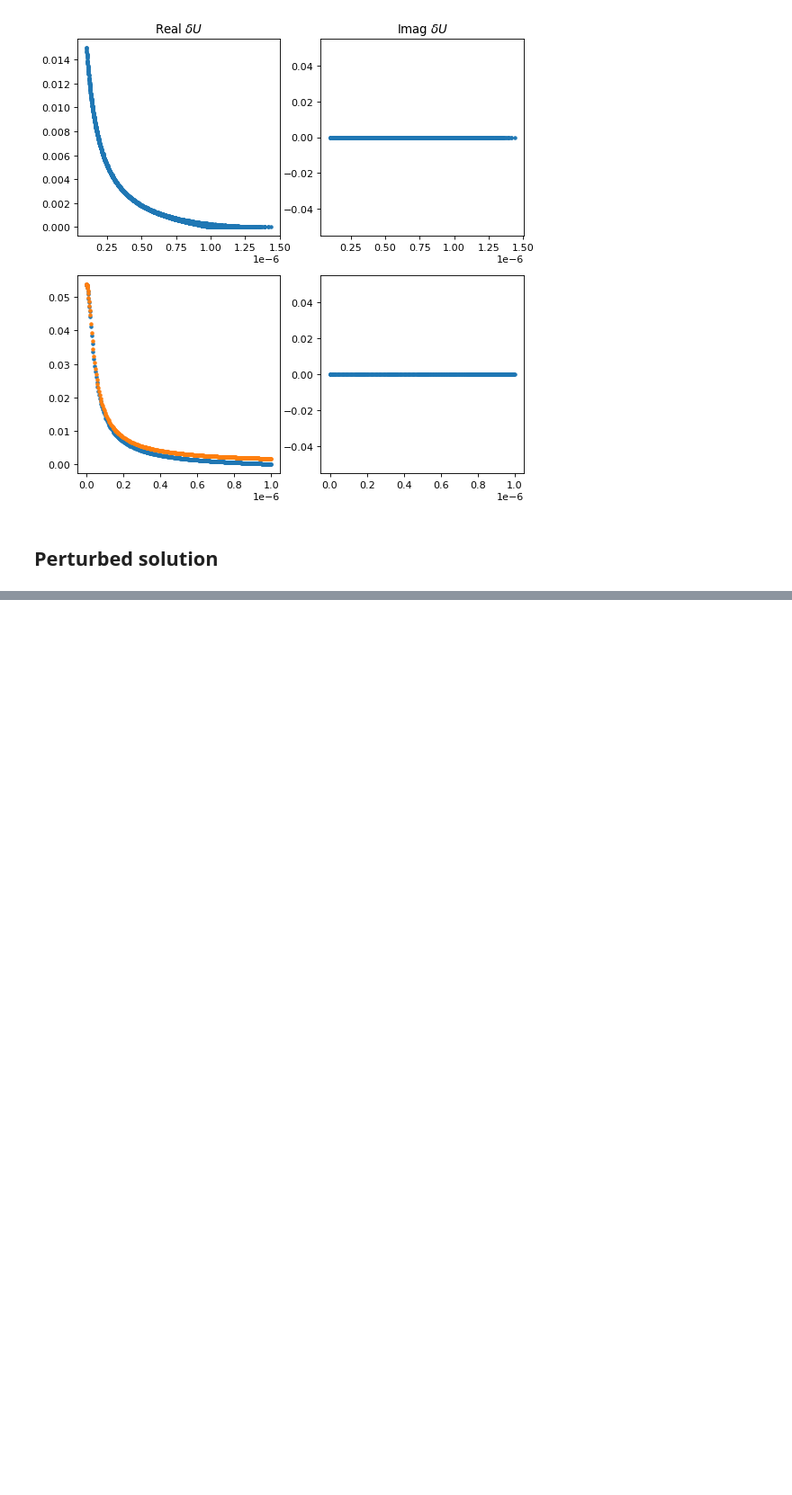
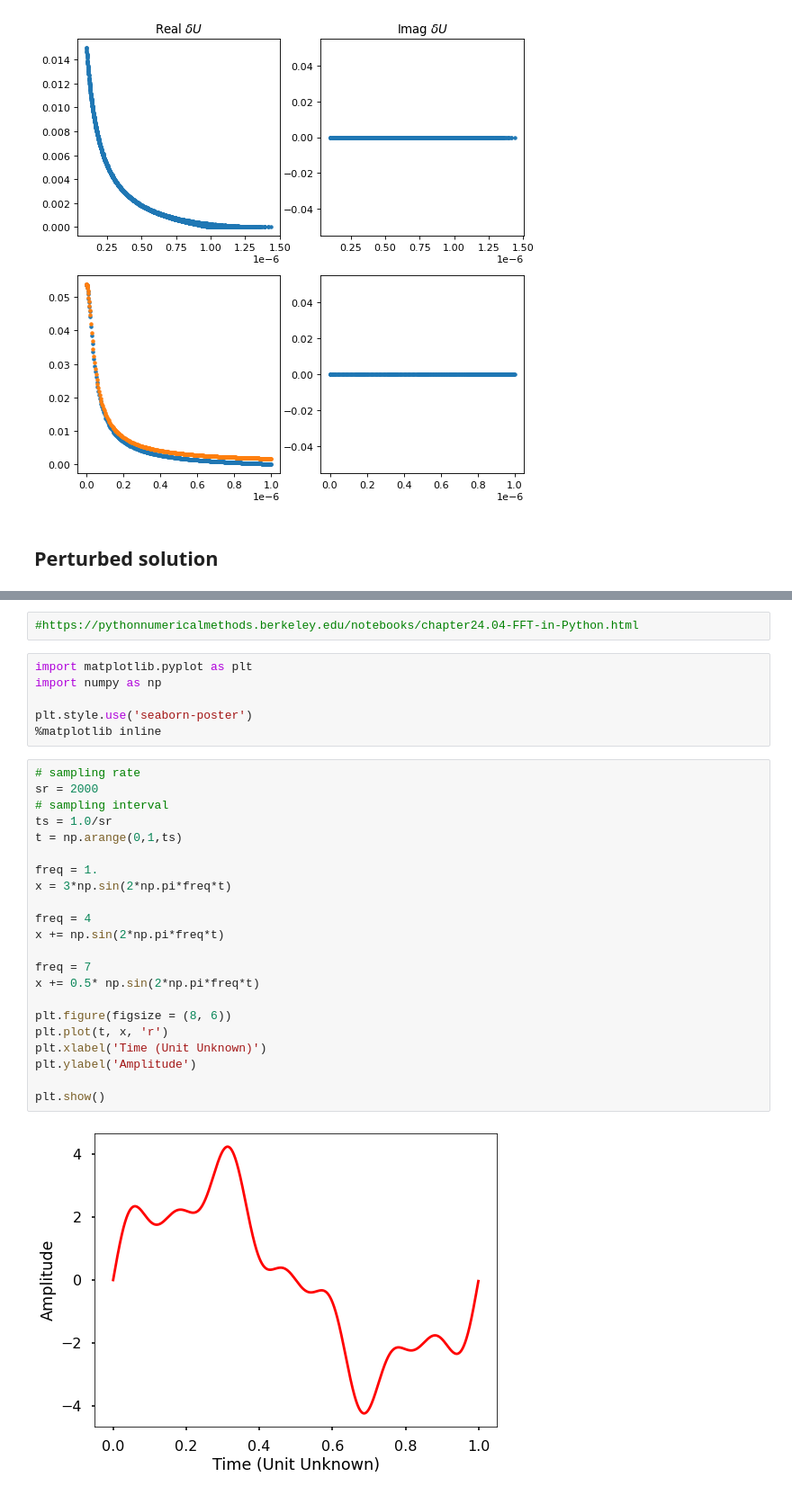
Before and after one commit to yuccadrew/sip, a Jupyter notebook: test_sphere_s62.ipynb, the cells around one changed output, grey strips where cells are left out. Shown at 90% size. Saved outputs shown, nothing was run; the diff lists cells and outputs as text; blank space fills up the shorter version.

```diff
--- a/test_sphere_s62.ipynb
+++ b/test_sphere_s62.ipynb
@@ -5281,0 +5346,32 @@ plt.show()
+# %%
+#https://pythonnumericalmethods.berkeley.edu/notebooks/chapter24.04-FFT-in-Python.html
+# %%
+import matplotlib.pyplot as plt
+import numpy as np
+
+plt.style.use('seaborn-poster')
+%matplotlib inline
+# %%
+# sampling rate
+sr = 2000
+# sampling interval
+ts = 1.0/sr
+t = np.arange(0,1,ts)
+
+freq = 1.
+x = 3*np.sin(2*np.pi*freq*t)
+
+freq = 4
+x += np.sin(2*np.pi*freq*t)
+
+freq = 7
+x += 0.5* np.sin(2*np.pi*freq*t)
+
+plt.figure(figsize = (8, 6))
+plt.plot(t, x, 'r')
+plt.xlabel('Time (Unit Unknown)')
+plt.ylabel('Amplitude')
+
+plt.show()
+# %% [output]
+[figure, added]
```
Also changed, not shown: parts of 13 cells of this notebook.
